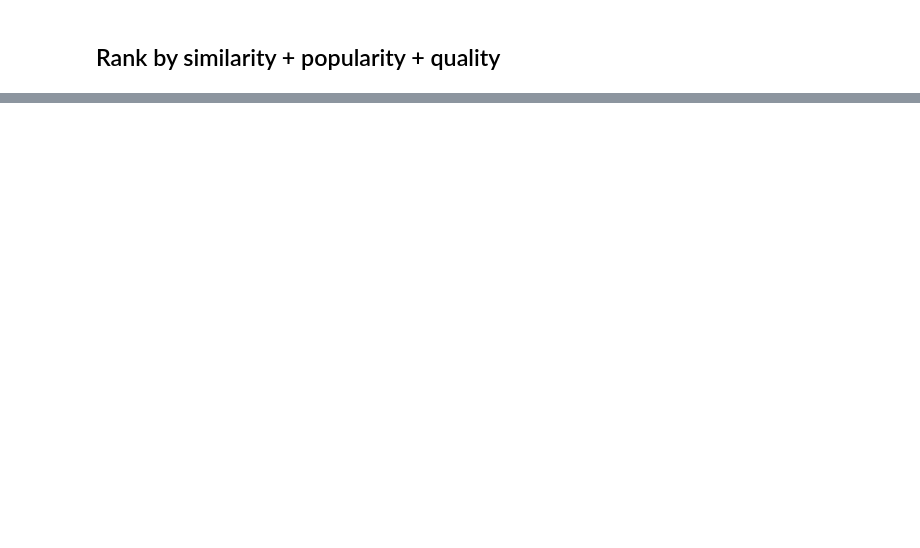
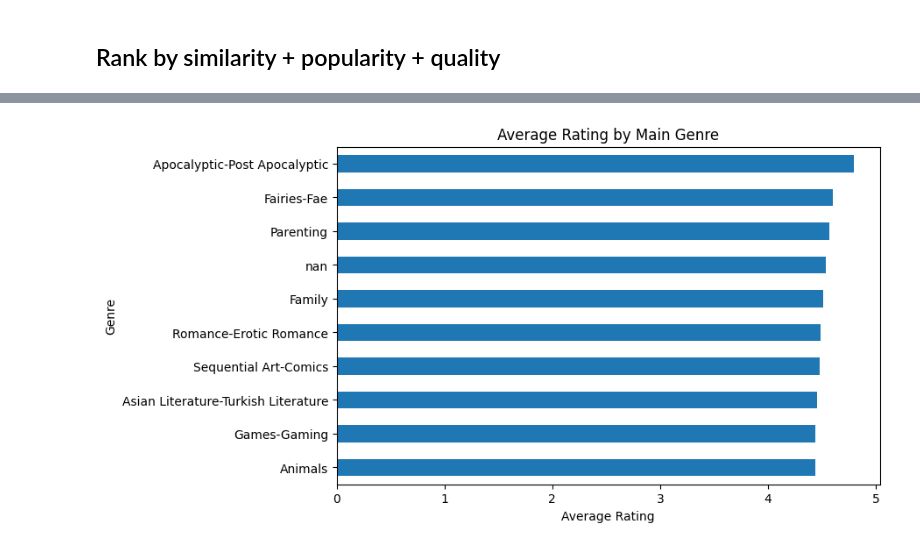
Before and after one commit to adobamenphoebe/smartreads-book-recommender, a Jupyter notebook: notebooks/genre_recommender.ipynb, the cells around one changed output, grey strips where cells are left out. Saved outputs shown, nothing was run; the diff lists cells and outputs as text; code cells hidden in the pictures; blank space fills up the shorter version.

```diff
--- a/notebooks/genre_recommender.ipynb
+++ b/notebooks/genre_recommender.ipynb
@@ -56,0 +100,20 @@ rank(df_sci, X, query_text='space opera', topk=5)
+# %%
+# ensure numeric ratings
+df['bookRating'] = pd.to_numeric(df['bookRating'], errors='coerce')
+
+avg_rating_by_genre = (
+    df.groupby('mainGenre')['bookRating']
+      .mean()
+      .sort_values(ascending=False)
+      .head(10)
+)
+
+plt.figure(figsize=(8,5))
+avg_rating_by_genre.plot(kind='barh')
+plt.title('Average Rating by Main Genre')
+plt.xlabel('Average Rating')
+plt.ylabel('Genre')
+plt.gca().invert_yaxis()
+plt.show()
+# %% [output]
+[figure, added]
```
Also changed, not shown: parts of 9 cells of this notebook.
